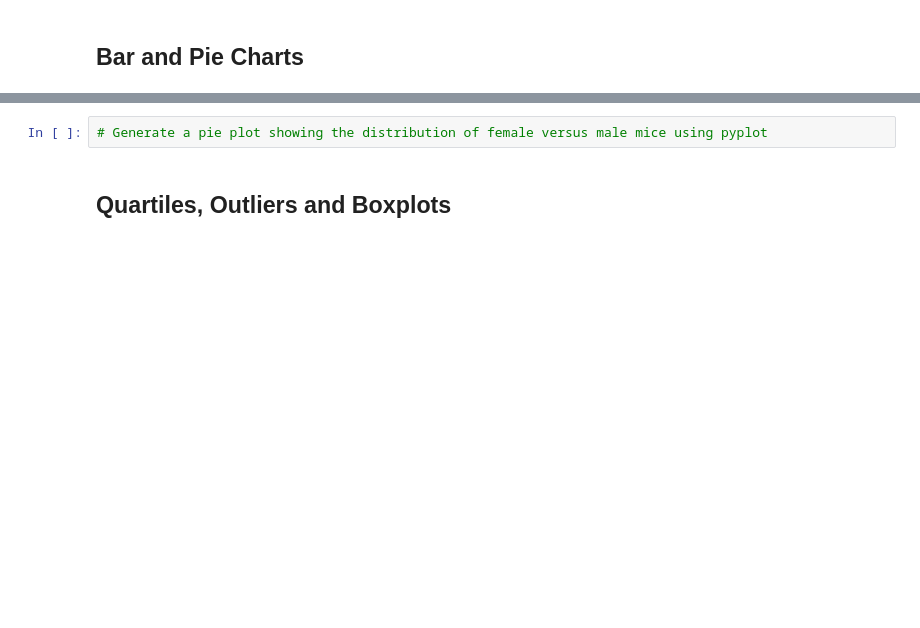
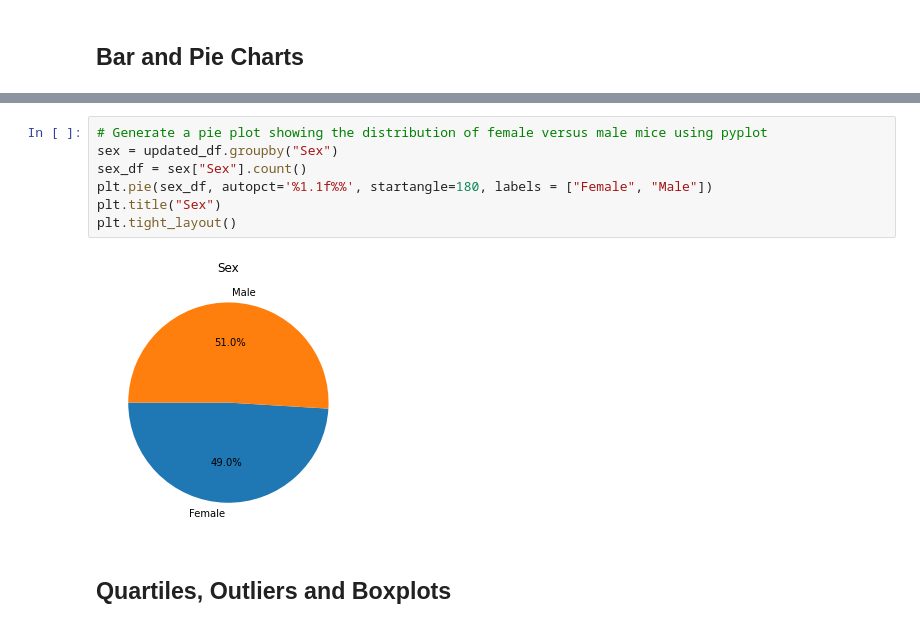
Before and after one commit to vishaalgupta/matplotlib-challenge, a Jupyter notebook: Pymaceuticals/pymaceuticals_starter.ipynb, the cells around one changed output, grey strips where cells are left out. Drawn from its saved outputs; the diff is of its cells as text; blank space fills up the shorter version.

```diff
--- a/Pymaceuticals/pymaceuticals_starter.ipynb
+++ b/Pymaceuticals/pymaceuticals_starter.ipynb
@@ -112,5 +157,12 @@ Name: Drug Regimen, dtype: int64
 # %%
 # Generate a pie plot showing the distribution of female versus male mice using pyplot
+sex = updated_df.groupby("Sex")
+sex_df = sex["Sex"].count()
+plt.pie(sex_df, autopct='%1.1f%%', startangle=180, labels = ["Female", "Male"])
+plt.title("Sex")
+plt.tight_layout()
+# %% [output]
+[figure, added]
 # %% [markdown]
 ## Quartiles, Outliers and Boxplots
 # %%
```
Also changed, not shown: parts of 5 cells of this notebook.
